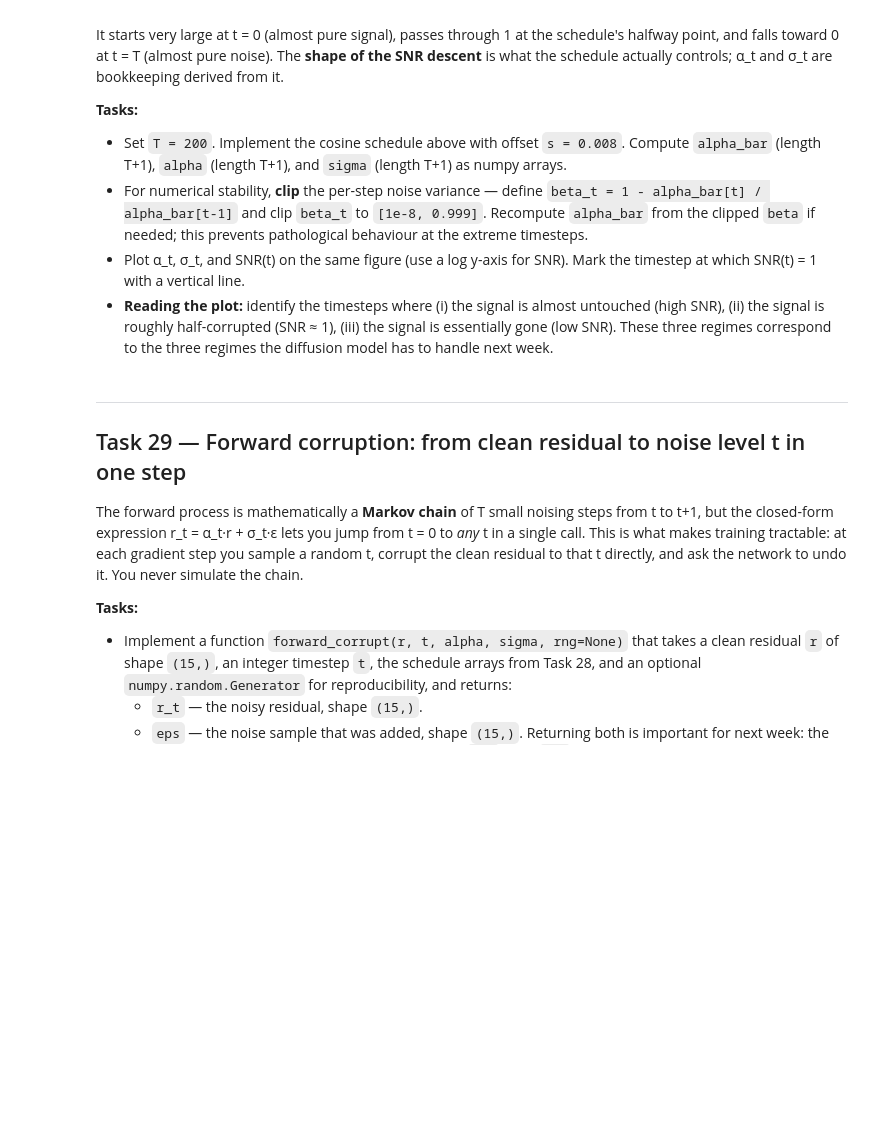
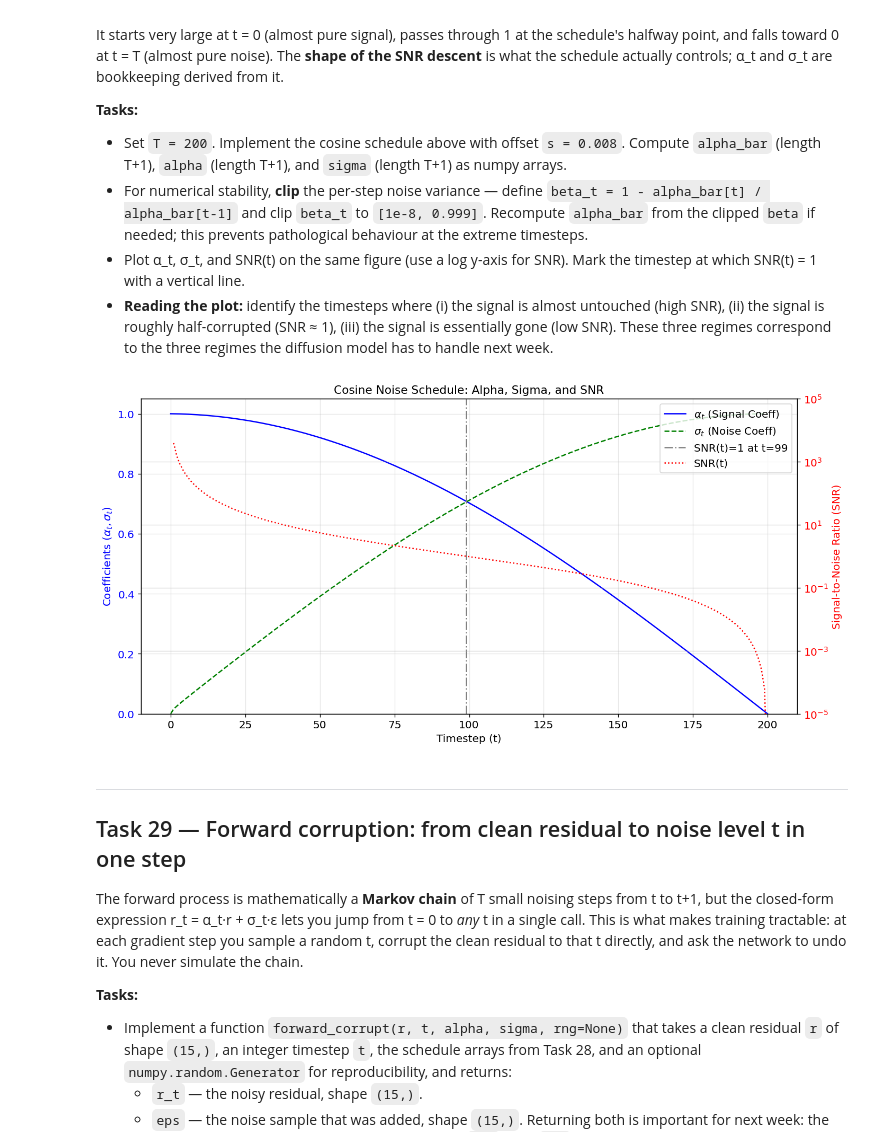
Before and after one commit to SwRI-IDEA-Lab/butterflai, a Jupyter notebook: weeks/week_07/07_Wing_Model.ipynb, the cells around one changed output. Saved outputs shown, nothing was run; the diff lists cells and outputs as text; code cells hidden in the pictures; blank space fills up the shorter version.

```diff
--- a/weeks/week_07/07_Wing_Model.ipynb
+++ b/weeks/week_07/07_Wing_Model.ipynb
@@ -1168,6 +1532,88 @@ The **shape of the SNR descent** is what the schedule actually controls;
   handle next week.
 # %%
 # Put your code here for Task 28.
+# %%
+import numpy as np
+import matplotlib.pyplot as plt
+
+# 1. Set T and s
+T = 200
+s = 0.008
+
+# Cosine noise schedule calculation
+t_steps = np.arange(0, T + 1)
+t_norm = (t_steps / T + s) / (1 + s)
+alpha_bar_cosine_unclipped = np.cos(0.5 * np.pi * t_norm)**2 / (np.cos(0.5 * np.pi * (s / (1 + s)))**2)
+
+# Initialize arrays for the final clipped schedule
+alpha_bar = np.zeros(T + 1)
+beta_t = np.zeros(T + 1)
+
+# Set alpha_bar[0] to 1 (full signal, no noise initially)
+alpha_bar[0] = 1.0
+
+# Define clipping bounds for beta
+beta_min = 1e-8
+beta_max = 0.999
+
+# Recompute alpha_bar from clipped beta
+for t in range(1, T + 1):
+    # Calculate beta_unclipped for this step using the theoretical cosine schedule values
+    # Ensure no division by zero; alpha_bar_cosine_unclipped[t-1] should not be zero for t-1 < T
+    beta_unclipped_t = 1 - (alpha_bar_cosine_unclipped[t] / alpha_bar_cosine_unclipped[t-1])
+
+    # Clip beta_t
+    beta_clipped_t = np.clip(beta_unclipped_t, beta_min, beta_max)
+    beta_t[t] = beta_clipped_t
+
+    # Recompute alpha_bar using the clipped beta
+    alpha_bar[t] = alpha_bar[t-1] * (1 - beta_t[t])
+
+# Final alpha and sigma
+alpha = np.sqrt(alpha_bar)
+sigma = np.sqrt(1 - alpha_bar)
+
+# Ensure no sqrt of negative numbers due to floating point inaccuracies
+alpha[alpha < 0] = 0
+sigma[sigma < 0] = 0
+
+# Compute SNR. Handle division by zero for t=0.
+# At t=0, alpha_bar=1, so 1-alpha_bar=0. SNR should be inf.
+snr = np.where(1 - alpha_bar == 0, np.inf, alpha_bar / (1 - alpha_bar))
+
+
+# Plotting
+fig, ax1 = plt.subplots(figsize=(12, 6))
+
+ax1.plot(t_steps, alpha, label=r'$\alpha_t$ (Signal Coeff)', color='blue')
+ax1.plot(t_steps, sigma, label=r'$\sigma_t$ (Noise Coeff)', color='green', linestyle='--')
+ax1.set_xlabel('Timestep (t)')
+ax1.set_ylabel(r'Coefficients ($\alpha_t, \sigma_t$)', color='blue')
+ax1.tick_params(axis='y', labelcolor='blue')
+ax1.set_ylim(0, 1.05) # Coefficients should be between 0 and 1
+
+ax2 = ax1.twinx()
+ax2.plot(t_steps, snr, label='SNR(t)', color='red', linestyle=':')
+ax2.set_ylabel('Signal-to-Noise Ratio (SNR)', color='red')
+ax2.tick_params(axis='y', labelcolor='red')
+ax2.set_yscale('log')
+ax2.set_ylim(1e-5, 1e5) # Adjust y-limits for log scale as needed
+
+# Mark timestep where SNR(t) = 1
+snr_one_idx = np.argmin(np.abs(snr - 1)) # Find index closest to 1
+ax1.axvline(x=t_steps[snr_one_idx], color='gray', linestyle='-.', label=f'SNR(t)=1 at t={t_steps[snr_one_idx]}')
+
+# Combine legends
+lines1, labels1 = ax1.get_legend_handles_labels()
+lines2, labels2 = ax2.get_legend_handles_labels()
+ax2.legend(lines1 + lines2, labels1 + labels2, loc='upper right')
+
+plt.title('Cosine Noise Schedule: Alpha, Sigma, and SNR')
+plt.grid(True, which="both", ls="-", alpha=0.5)
+plt.tight_layout()
+plt.show()
+# %% [output]
+[figure, added]
 # %% [markdown]
 ---
 ## Task 29 — Forward corruption: from clean residual to noise level t in one step
```
Also changed, not shown: parts of 20 cells of this notebook.
